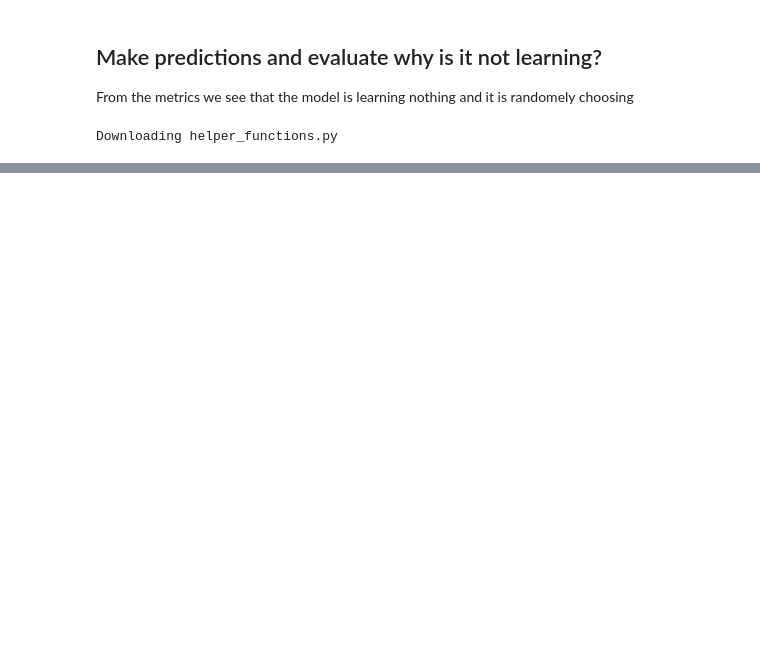
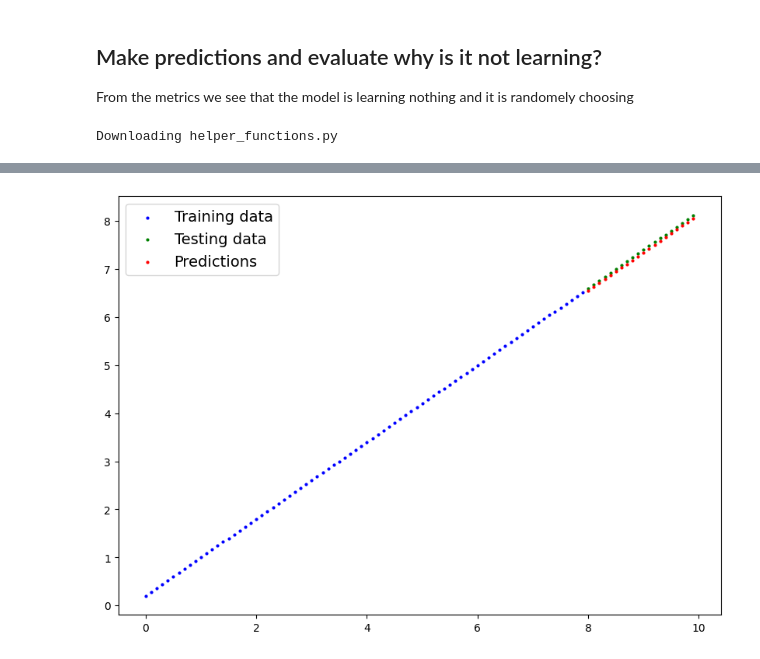
Before and after one commit to vyron-arvanitis/pytorch_tutorials, a Jupyter notebook: 02_pytorch_workflow.ipynb, the cells around one changed output, grey strips where cells are left out. Saved outputs shown, nothing was run; the diff lists cells and outputs as text; code cells hidden in the pictures; blank space fills up the shorter version.

```diff
--- a/02_pytorch_workflow.ipynb
+++ b/02_pytorch_workflow.ipynb
@@ -401,0 +560,3 @@ plot_decision_boundary(model_0, X_test, y_test)
+# %%
+model_1_reg = CircleModelV2(in_features=X_train_regression.shape[1]).to(device)
+model_1_reg
@@ -401,0 +571,6 @@ plot_decision_boundary(model_0, X_test, y_test)
+# %%
+# Loss and optimizer
+
+loss_fn = nn.L1Loss()
+optimizer = torch.optim.SGD(params=model_1_reg.parameters(),
+                            lr=0.02)
@@ -401,0 +620,16 @@ plot_decision_boundary(model_0, X_test, y_test)
+# %%
+# Make som predictions
+
+model_1_reg.eval()
+
+with torch.inference_mode():
+  y_preds = model_1_reg(X_test_regression)
+
+plot_predictions(train_data=X_train_regression.cpu(),
+                 train_labels=y_train_regression.cpu(),
+                 test_data=X_test_regression.cpu(),
+                 test_labels=y_test_regression.cpu(),
+                 predictions=y_preds.cpu()
+                 )
+# %% [output]
+[figure, added]
```
Also changed, not shown: parts of 34 cells of this notebook.
